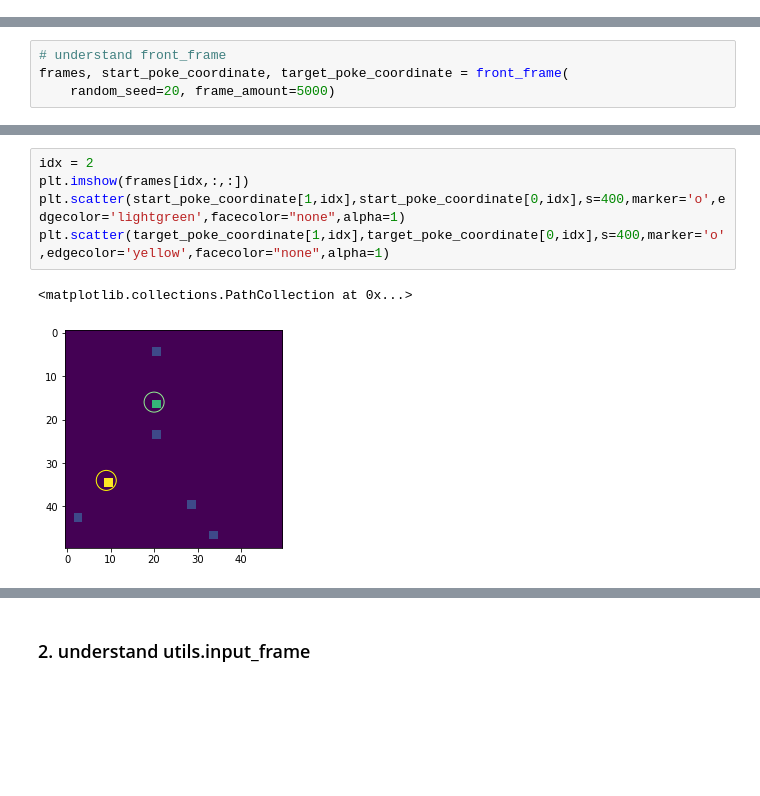
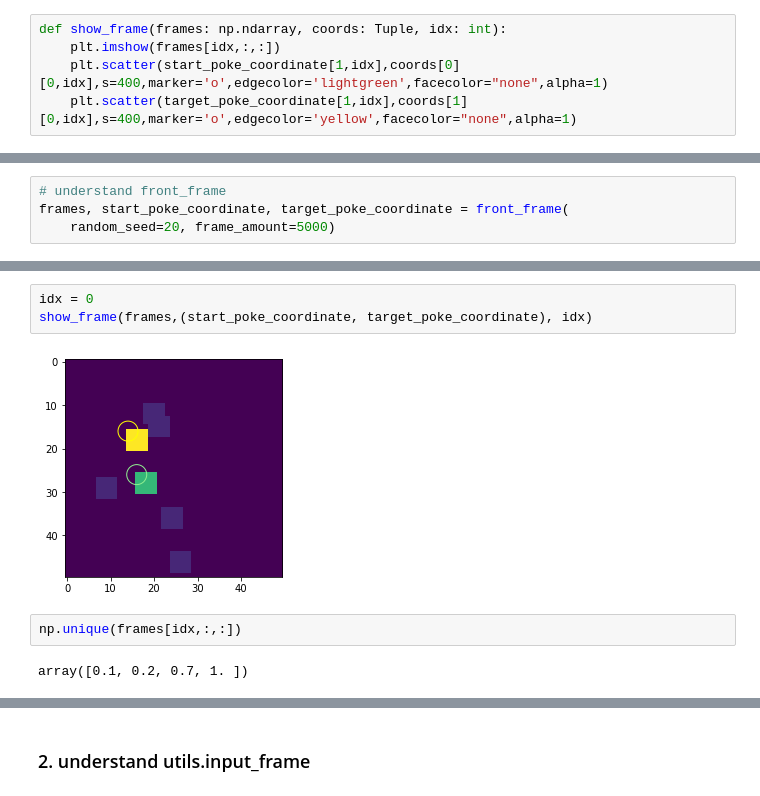
Before and after one commit to TimoFlesch/ego-allo-rsa, a Jupyter notebook: scratchpad.ipynb, the cells around one changed output, grey strips where cells are left out. Cells and saved outputs as stored; diff of their text form; blank space fills up the shorter version.

Commit message:
first cut of rnn on img frames

```diff
--- a/scratchpad.ipynb
+++ b/scratchpad.ipynb
@@ -9,3 +13,8 @@ label_type = "WC"
 title = f"Input type: {input_type}, Label type: {label_type}, {coordinate_type} coordinates"
 # %% [markdown]
 ### 1. understand utils.front_frame
+# %%
+def show_frame(frames: np.ndarray, coords: Tuple, idx: int):
+    plt.imshow(frames[idx,:,:])
+    plt.scatter(start_poke_coordinate[1,idx],coords[0][0,idx],s=400,marker='o',edgecolor='lightgreen',facecolor="none",alpha=1)
+    plt.scatter(target_poke_coordinate[1,idx],coords[1][0,idx],s=400,marker='o',edgecolor='yellow',facecolor="none",alpha=1)
@@ -24,8 +32,9 @@ plt.scatter(target_poke_coordinate[1,idx],target_poke_coordinate[0,idx],s=400,ma
-# %%
-idx = 2
-plt.imshow(frames[idx,:,:])
-plt.scatter(start_poke_coordinate[1,idx],start_poke_coordinate[0,idx],s=400,marker='o',edgecolor='lightgreen',facecolor="none",alpha=1)
-plt.scatter(target_poke_coordinate[1,idx],target_poke_coordinate[0,idx],s=400,marker='o',edgecolor='yellow',facecolor="none",alpha=1)
-# %% [output]
-<matplotlib.collections.PathCollection at 0x...>
-[figure, removed]
+# %%
+idx = 0
+show_frame(frames,(start_poke_coordinate, target_poke_coordinate), idx)
+# %% [output]
+[figure, added]
+# %%
+np.unique(frames[idx,:,:])
+# %% [output]
+array([0.1, 0.2, 0.7, 1. ])
```
Also changed, not shown: parts of 26 cells of this notebook, 1 other file.
